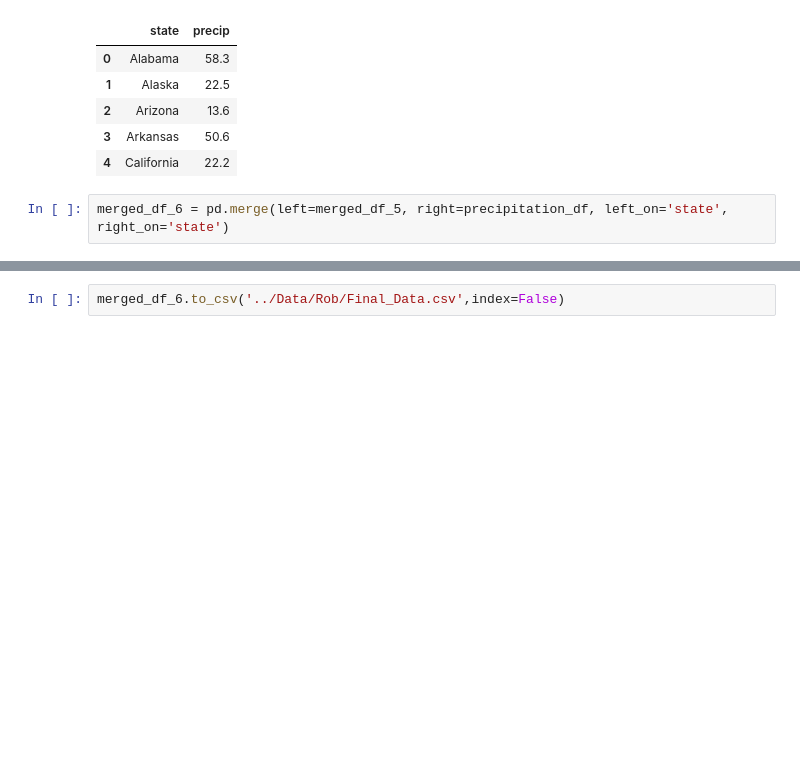
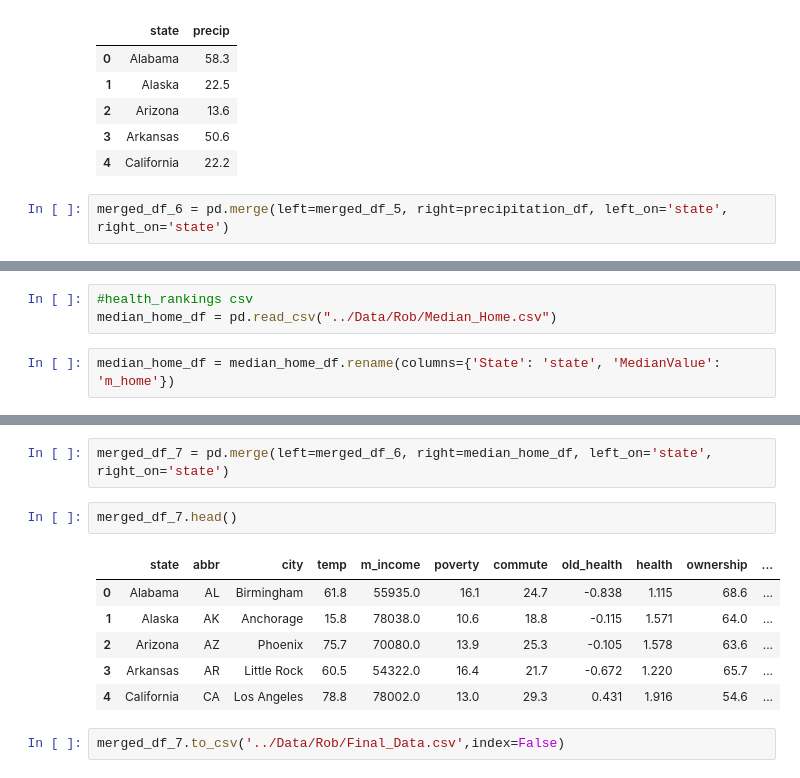
Before and after one commit to aliciasply/InterState-Migration, a Jupyter notebook: Code/Rob.ipynb, the cells around one changed output, grey strips where cells are left out. Cells and saved outputs as stored; diff of their text form; blank space fills up the shorter version.

```diff
--- a/Code/Rob.ipynb
+++ b/Code/Rob.ipynb
@@ -637,0 +638,5 @@ merged_df_6.head()
+# %%
+#health_rankings csv
+median_home_df = pd.read_csv("../Data/Rob/Median_Home.csv")
+# %%
+median_home_df = median_home_df.rename(columns={'State': 'state', 'MedianValue': 'm_home'})
@@ -638,2 +652,13 @@ merged_df_6.head()
+# %%
+merged_df_7 = pd.merge(left=merged_df_6, right=median_home_df, left_on='state', right_on='state')
+# %%
+merged_df_7.head()
+# %% [output]
+|  | state | abbr | city | temp | m_income | poverty | commute | old_health | health | ownership | ... |
+| 0 | Alabama | AL | Birmingham | 61.8 | 55935.0 | 16.1 | 24.7 | -0.838 | 1.115 | 68.6 | ... |
+| 1 | Alaska | AK | Anchorage | 15.8 | 78038.0 | 10.6 | 18.8 | -0.115 | 1.571 | 64.0 | ... |
+| 2 | Arizona | AZ | Phoenix | 75.7 | 70080.0 | 13.9 | 25.3 | -0.105 | 1.578 | 63.6 | ... |
+| 3 | Arkansas | AR | Little Rock | 60.5 | 54322.0 | 16.4 | 21.7 | -0.672 | 1.220 | 65.7 | ... |
+| 4 | California | CA | Los Angeles | 78.8 | 78002.0 | 13.0 | 29.3 | 0.431 | 1.916 | 54.6 | ... |
 # %%
-merged_df_6.to_csv('../Data/Rob/Final_Data.csv',index=False)
+merged_df_7.to_csv('../Data/Rob/Final_Data.csv',index=False)
```
Also changed, not shown: parts of 16 cells of this notebook, 2 other files.
